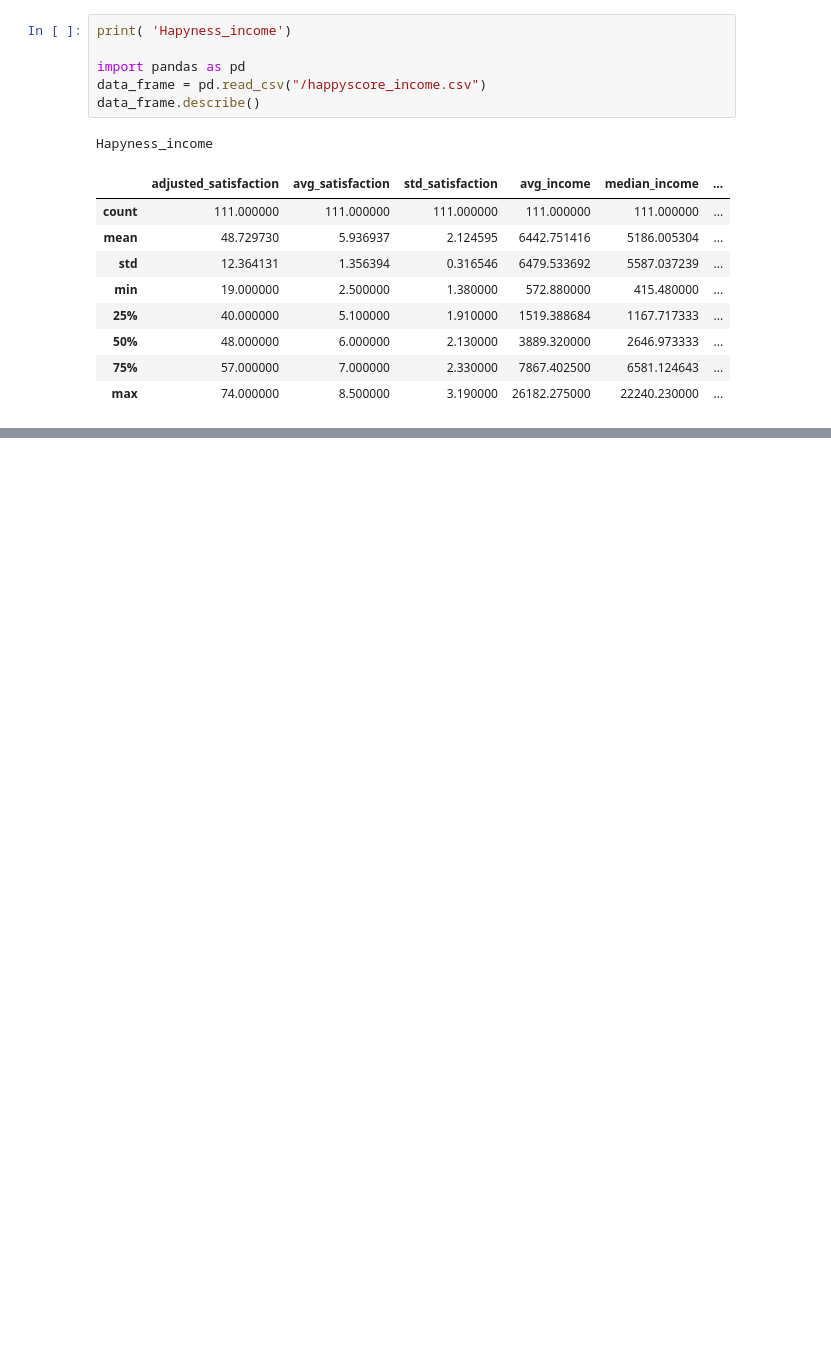
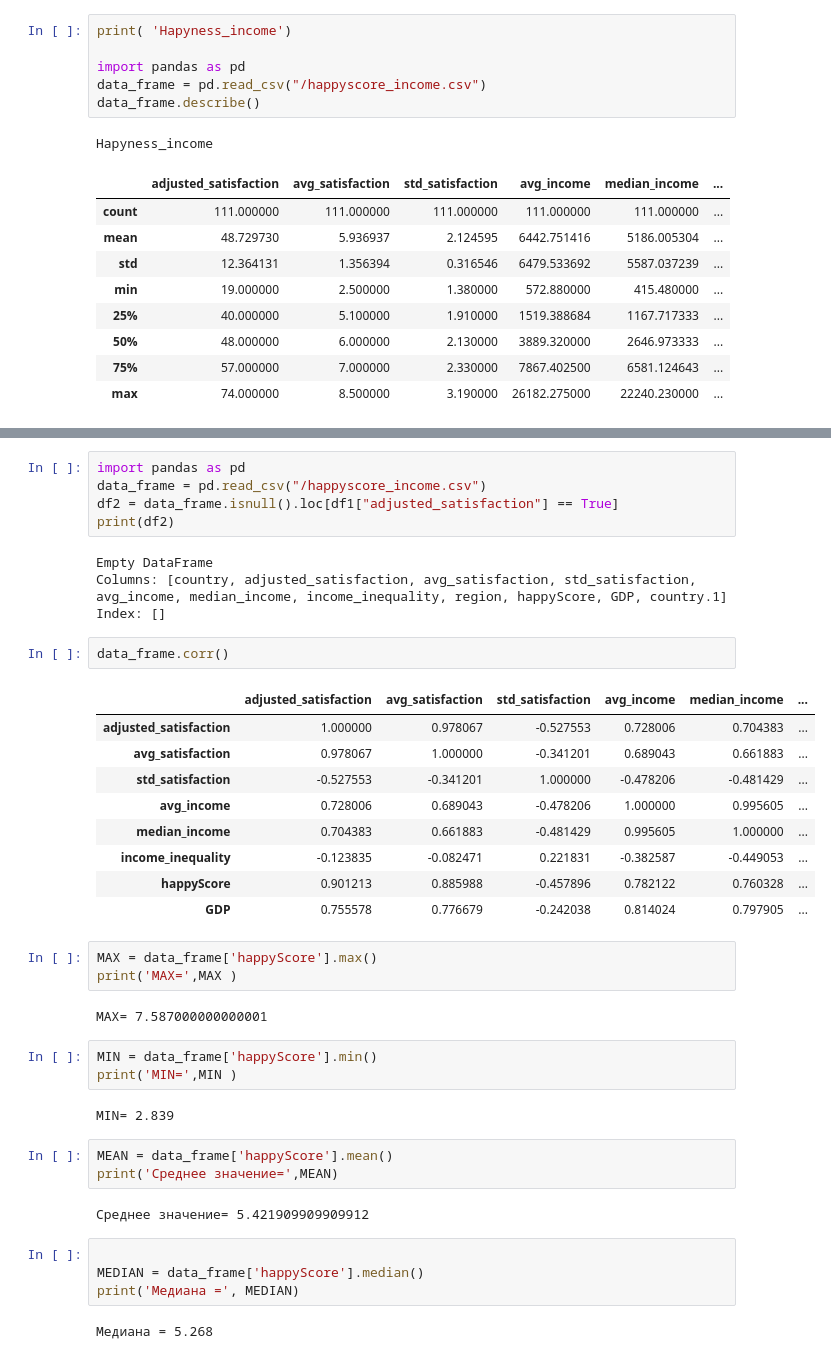
Before and after one commit to smbarabanova/Reposit1, a Jupyter notebook: Иннополис_занятия.ipynb, the cells around one changed output, grey strips where cells are left out. Drawn from its saved outputs; the diff is of its cells as text; blank space fills up the shorter version.

```diff
--- a/Иннополис_занятия.ipynb
+++ b/Иннополис_занятия.ipynb
@@ -19,0 +82,42 @@ Hapyness_income
+# %%
+import pandas as pd
+data_frame = pd.read_csv("/happyscore_income.csv")
+df2 = data_frame.isnull().loc[df1["adjusted_satisfaction"] == True]
+print(df2)
+# %% [output]
+Empty DataFrame
+Columns: [country, adjusted_satisfaction, avg_satisfaction, std_satisfaction, avg_income, median_income, income_inequality, region, happyScore, GDP, country.1]
+Index: []
+# %%
+data_frame.corr()
+# %% [output]
+|  | adjusted_satisfaction | avg_satisfaction | std_satisfaction | avg_income | median_income | ... |
+| adjusted_satisfaction | 1.000000 | 0.978067 | -0.527553 | 0.728006 | 0.704383 | ... |
+| avg_satisfaction | 0.978067 | 1.000000 | -0.341201 | 0.689043 | 0.661883 | ... |
+| std_satisfaction | -0.527553 | -0.341201 | 1.000000 | -0.478206 | -0.481429 | ... |
+| avg_income | 0.728006 | 0.689043 | -0.478206 | 1.000000 | 0.995605 | ... |
+| median_income | 0.704383 | 0.661883 | -0.481429 | 0.995605 | 1.000000 | ... |
+| income_inequality | -0.123835 | -0.082471 | 0.221831 | -0.382587 | -0.449053 | ... |
+| happyScore | 0.901213 | 0.885988 | -0.457896 | 0.782122 | 0.760328 | ... |
+| GDP | 0.755578 | 0.776679 | -0.242038 | 0.814024 | 0.797905 | ... |
+# %%
+MAX = data_frame['happyScore'].max()
+print('MAX=',MAX )
+# %% [output]
+MAX= 7.587000000000001
+# %%
+MIN = data_frame['happyScore'].min()
+print('MIN=',MIN )
+# %% [output]
+MIN= 2.839
+# %%
+MEAN = data_frame['happyScore'].mean()
+print('Среднее значение=',MEAN)
+# %% [output]
+Среднее значение= 5.421909909909912
+# %%
+
+MEDIAN = data_frame['happyScore'].median()
+print('Медиана =', MEDIAN)
+# %% [output]
+Медиана = 5.268
```
Also changed, not shown: parts of 6 cells of this notebook.
